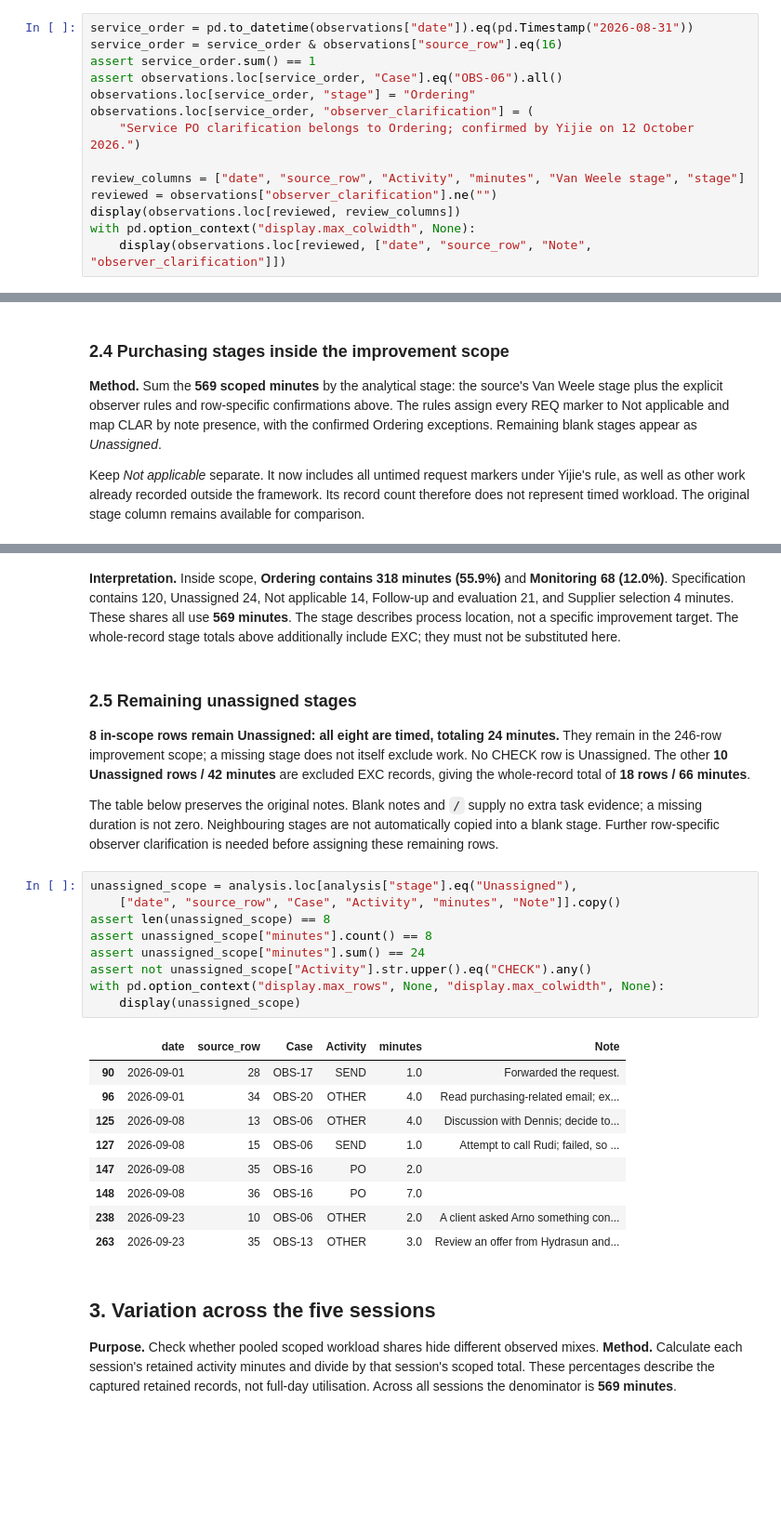
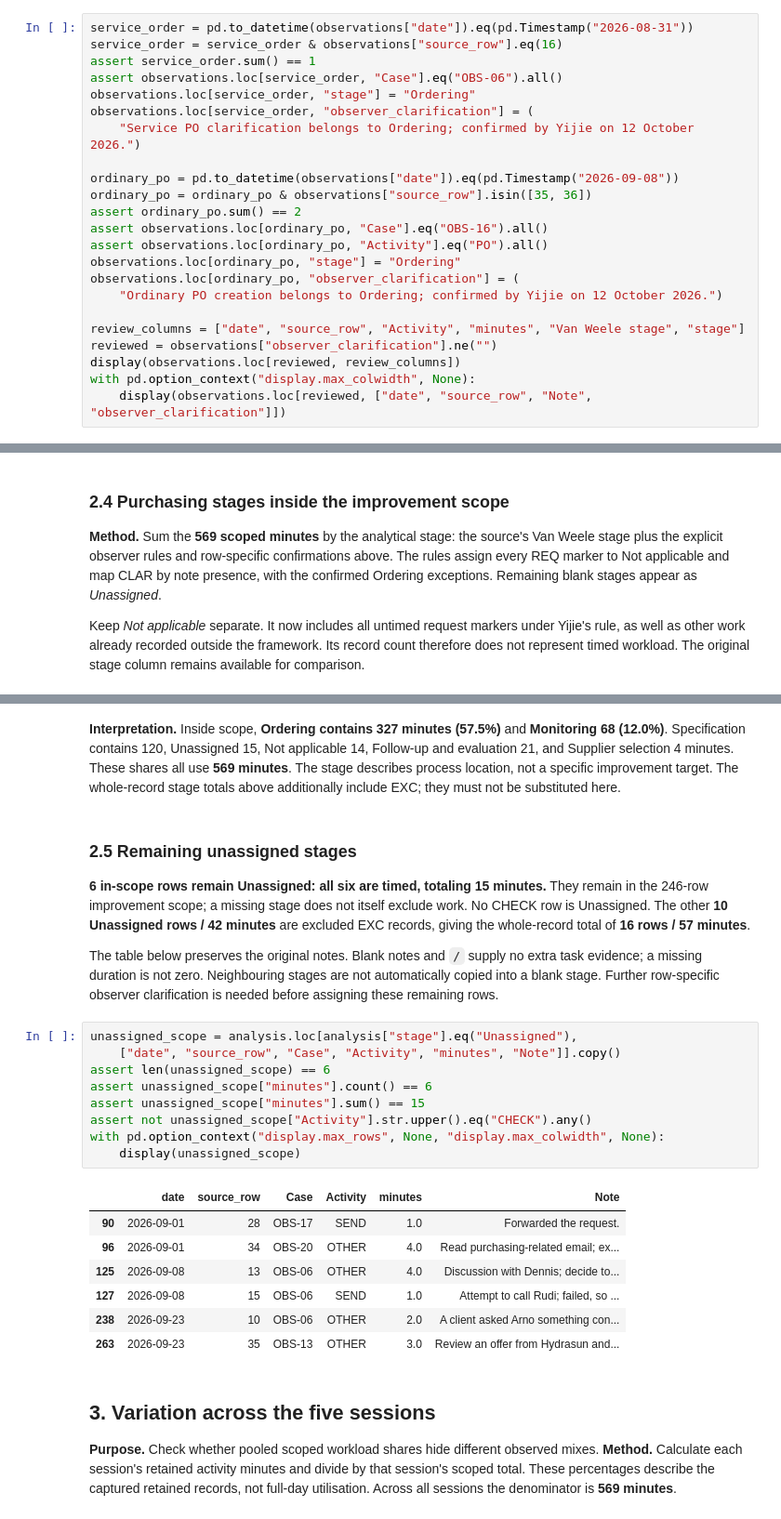
Before and after one commit to Luuuuuig/Bachelor-End-Project, a Jupyter notebook: Arno_Analysis_2026_10_02.ipynb, the cells around one changed output, grey strips where cells are left out. Shown at 93% size. Drawn from its saved outputs; the diff is of its cells as text; blank space fills up the shorter version.

```diff
--- a/Arno_Analysis_2026_10_02.ipynb
+++ b/Arno_Analysis_2026_10_02.ipynb
@@ -187,6 +189,15 @@ observations.loc[service_order, "stage"] = "Ordering"
 observations.loc[service_order, "observer_clarification"] = (
     "Service PO clarification belongs to Ordering; confirmed by Yijie on 12 October 2026.")
 
+ordinary_po = pd.to_datetime(observations["date"]).eq(pd.Timestamp("2026-09-08"))
+ordinary_po = ordinary_po & observations["source_row"].isin([35, 36])
+assert ordinary_po.sum() == 2
+assert observations.loc[ordinary_po, "Case"].eq("OBS-16").all()
+assert observations.loc[ordinary_po, "Activity"].eq("PO").all()
+observations.loc[ordinary_po, "stage"] = "Ordering"
+observations.loc[ordinary_po, "observer_clarification"] = (
+    "Ordinary PO creation belongs to Ordering; confirmed by Yijie on 12 October 2026.")
+
 review_columns = ["date", "source_row", "Activity", "minutes", "Van Weele stage", "stage"]
 reviewed = observations["observer_clarification"].ne("")
 display(observations.loc[reviewed, review_columns])
@@ -509,28 +520,26 @@ plt.show()
 # %% [markdown]
-**Interpretation.** Inside scope, **Ordering contains 318 minutes (55.9%)** and **Monitoring 68 (12.0%)**. Specification contains 120, Unassigned 24, Not applicable 14, Follow-up and evaluation 21, and Supplier selection 4 minutes. These shares all use **569 minutes**. The stage describes process location, not a specific improvement target. The whole-record stage totals above additionally include EXC; they must not be substituted here.
+**Interpretation.** Inside scope, **Ordering contains 327 minutes (57.5%)** and **Monitoring 68 (12.0%)**. Specification contains 120, Unassigned 15, Not applicable 14, Follow-up and evaluation 21, and Supplier selection 4 minutes. These shares all use **569 minutes**. The stage describes process location, not a specific improvement target. The whole-record stage totals above additionally include EXC; they must not be substituted here.
 # %% [markdown]
 ### 2.5 Remaining unassigned stages
 
-**8 in-scope rows remain Unassigned: all eight are timed, totaling 24 minutes.** They remain in the 246-row improvement scope; a missing stage does not itself exclude work. No CHECK row is Unassigned. The other **10 Unassigned rows / 42 minutes** are excluded EXC records, giving the whole-record total of **18 rows / 66 minutes**.
+**6 in-scope rows remain Unassigned: all six are timed, totaling 15 minutes.** They remain in the 246-row improvement scope; a missing stage does not itself exclude work. No CHECK row is Unassigned. The other **10 Unassigned rows / 42 minutes** are excluded EXC records, giving the whole-record total of **16 rows / 57 minutes**.
 
 The table below preserves the original notes. Blank notes and `/` supply no extra task evidence; a missing duration is not zero. Neighbouring stages are not automatically copied into a blank stage. Further row-specific observer clarification is needed before assigning these remaining rows.
 # %%
 unassigned_scope = analysis.loc[analysis["stage"].eq("Unassigned"),
     ["date", "source_row", "Case", "Activity", "minutes", "Note"]].copy()
-assert len(unassigned_scope) == 8
-assert unassigned_scope["minutes"].count() == 8
-assert unassigned_scope["minutes"].sum() == 24
+assert len(unassigned_scope) == 6
+assert unassigned_scope["minutes"].count() == 6
+assert unassigned_scope["minutes"].sum() == 15
 assert not unassigned_scope["Activity"].str.upper().eq("CHECK").any()
 with pd.option_context("display.max_rows", None, "display.max_colwidth", None):
     display(unassigned_scope)
 # %% [output]
 |  | date | source_row | Case | Activity | minutes | Note |
 | 90 | 2026-09-01 | 28 | OBS-17 | SEND | 1.0 | Forwarded the request. |
 | 96 | 2026-09-01 | 34 | OBS-20 | OTHER | 4.0 | Read purchasing-related email; ex... |
 | 125 | 2026-09-08 | 13 | OBS-06 | OTHER | 4.0 | Discussion with Dennis; decide to... |
 | 127 | 2026-09-08 | 15 | OBS-06 | SEND | 1.0 | Attempt to call Rudi; failed, so ... |
-| 147 | 2026-09-08 | 35 | OBS-16 | PO | 2.0 |  |
-| 148 | 2026-09-08 | 36 | OBS-16 | PO | 7.0 |  |
 | 238 | 2026-09-23 | 10 | OBS-06 | OTHER | 2.0 | A client asked Arno something con... |
 | 263 | 2026-09-23 | 35 | OBS-13 | OTHER | 3.0 | Review an offer from Hydrasun and... |
 # %% [markdown]
```
Also changed, not shown: parts of 7 cells of this notebook, 1 other file.
